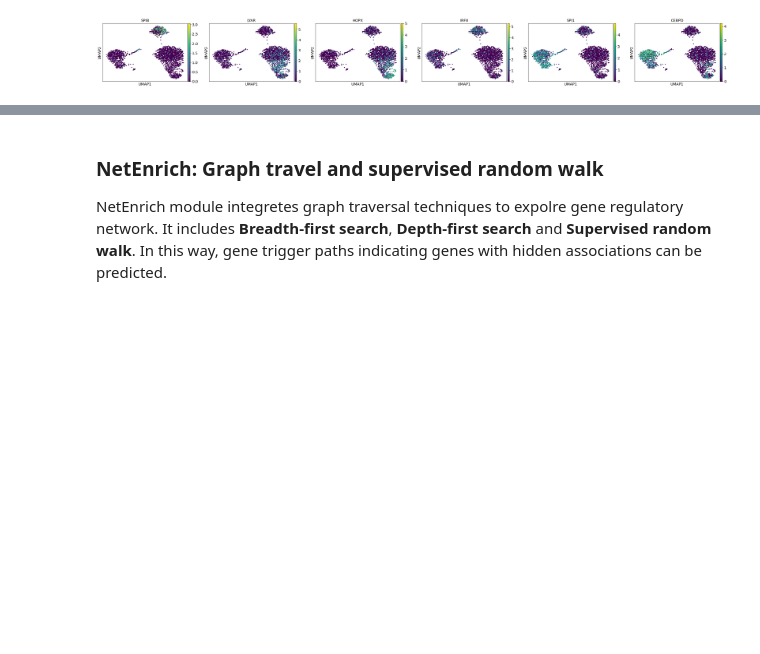
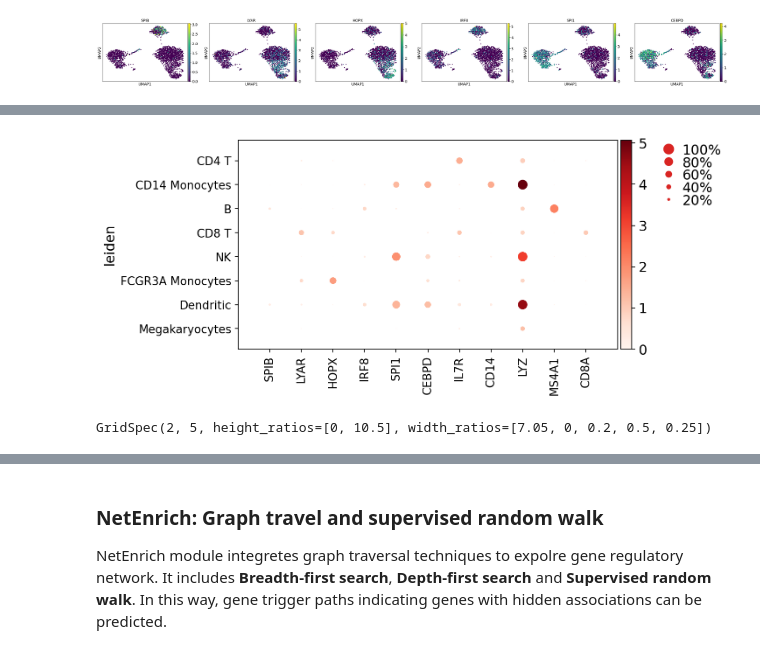
Before and after one commit to MingBit/PySCNet, a Jupyter notebook: tutorial/pyscnet_scanpy.ipynb, the cells around one changed output, grey strips where cells are left out. Saved outputs shown, nothing was run; the diff lists cells and outputs as text; code cells hidden in the pictures; blank space fills up the shorter version.

```diff
--- a/tutorial/pyscnet_scanpy.ipynb
+++ b/tutorial/pyscnet_scanpy.ipynb
@@ -209,3 +219,8 @@ TFs = ['SPIB', 'LYAR', 'HOPX', 'IRF8', 'SPI1', 'CEBPD']
 sc.pl.umap(adata, color=TFs, ncols=6)
 # %% [output]
 [figure]
+# %%
+marker_genes = ['SPIB', 'LYAR', 'HOPX', 'IRF8', 'SPI1', 'CEBPD', 'IL7R', 'CD14', 'LYZ', 'MS4A1', 'CD8A']
+
+sc.pl.dotplot(adata, marker_genes, groupby='leiden', figsize=(8, 4), save=True)
+# %% [output]
@@ -212,3 +228,5 @@ sc.pl.umap(adata, color=TFs, ncols=6)
+[figure, added]
+GridSpec(2, 5, height_ratios=[0, 10.5], width_ratios=[7.05, 0, 0.2, 0.5, 0.25])
 # %%
 
 Marker_score = pd.DataFrame({'node': list(TFs)})
```
Also changed, not shown: parts of 9 cells of this notebook, 9 other files.
